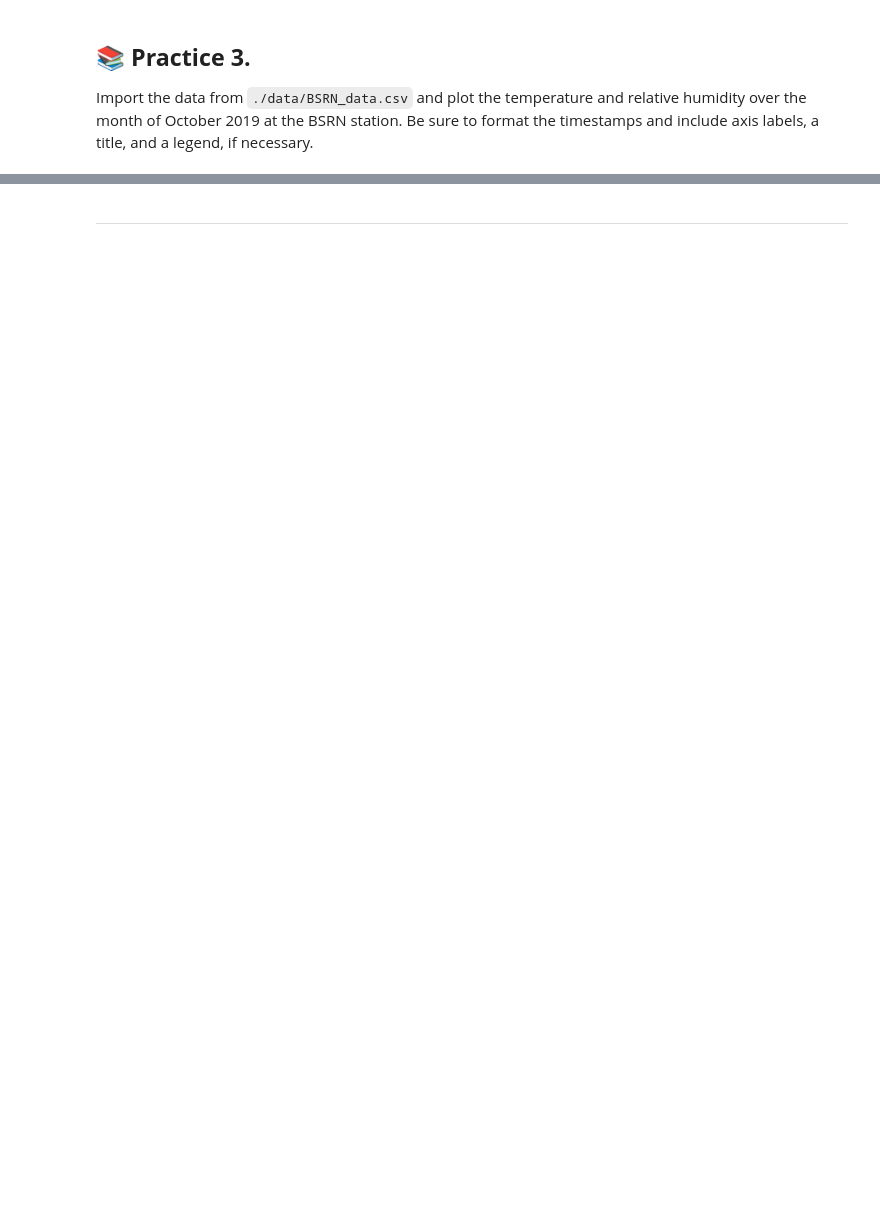
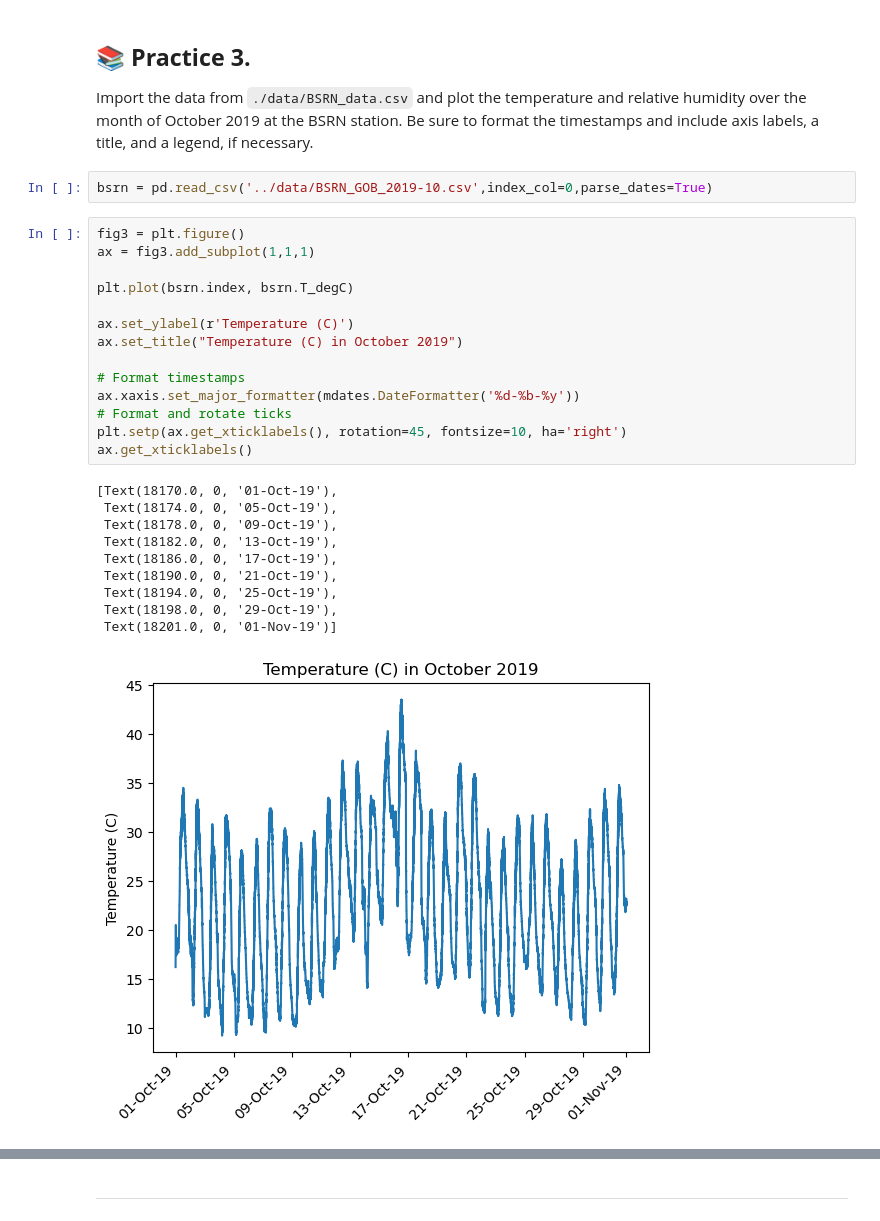
Before and after one commit to a-ramji/eds217_2023, a Jupyter notebook: practice_sessions/practice_5-1_matplotlib.ipynb, the cells around one changed output, grey strips where cells are left out. Cells and saved outputs as stored; diff of their text form; blank space fills up the shorter version.

```diff
--- a/practice_sessions/practice_5-1_matplotlib.ipynb
+++ b/practice_sessions/practice_5-1_matplotlib.ipynb
@@ -53,3 +53,30 @@ plt.plot(x2, (10 * y2), color='skyblue', marker='*', linestyle='--')
 ## 📚  <b> Practice 3. </b>
 
 Import the data from `./data/BSRN_data.csv` and plot the temperature and relative humidity over the month of October 2019 at the BSRN station. Be sure to format the timestamps and include axis labels, a title, and a legend, if necessary.
+# %%
+bsrn = pd.read_csv('../data/BSRN_GOB_2019-10.csv',index_col=0,parse_dates=True)
+# %%
+fig3 = plt.figure()
+ax = fig3.add_subplot(1,1,1)
+
+plt.plot(bsrn.index, bsrn.T_degC)
+
+ax.set_ylabel(r'Temperature (C)')
+ax.set_title("Temperature (C) in October 2019")
+
+# Format timestamps
+ax.xaxis.set_major_formatter(mdates.DateFormatter('%d-%b-%y'))
+# Format and rotate ticks
+plt.setp(ax.get_xticklabels(), rotation=45, fontsize=10, ha='right')
+ax.get_xticklabels()
+# %% [output]
+[Text(18170.0, 0, '01-Oct-19'),
+ Text(18174.0, 0, '05-Oct-19'),
+ Text(18178.0, 0, '09-Oct-19'),
+ Text(18182.0, 0, '13-Oct-19'),
+ Text(18186.0, 0, '17-Oct-19'),
+ Text(18190.0, 0, '21-Oct-19'),
+ Text(18194.0, 0, '25-Oct-19'),
+ Text(18198.0, 0, '29-Oct-19'),
+ Text(18201.0, 0, '01-Nov-19')]
+[figure, added]
```
Also changed, not shown: parts of 24 cells of this notebook.
